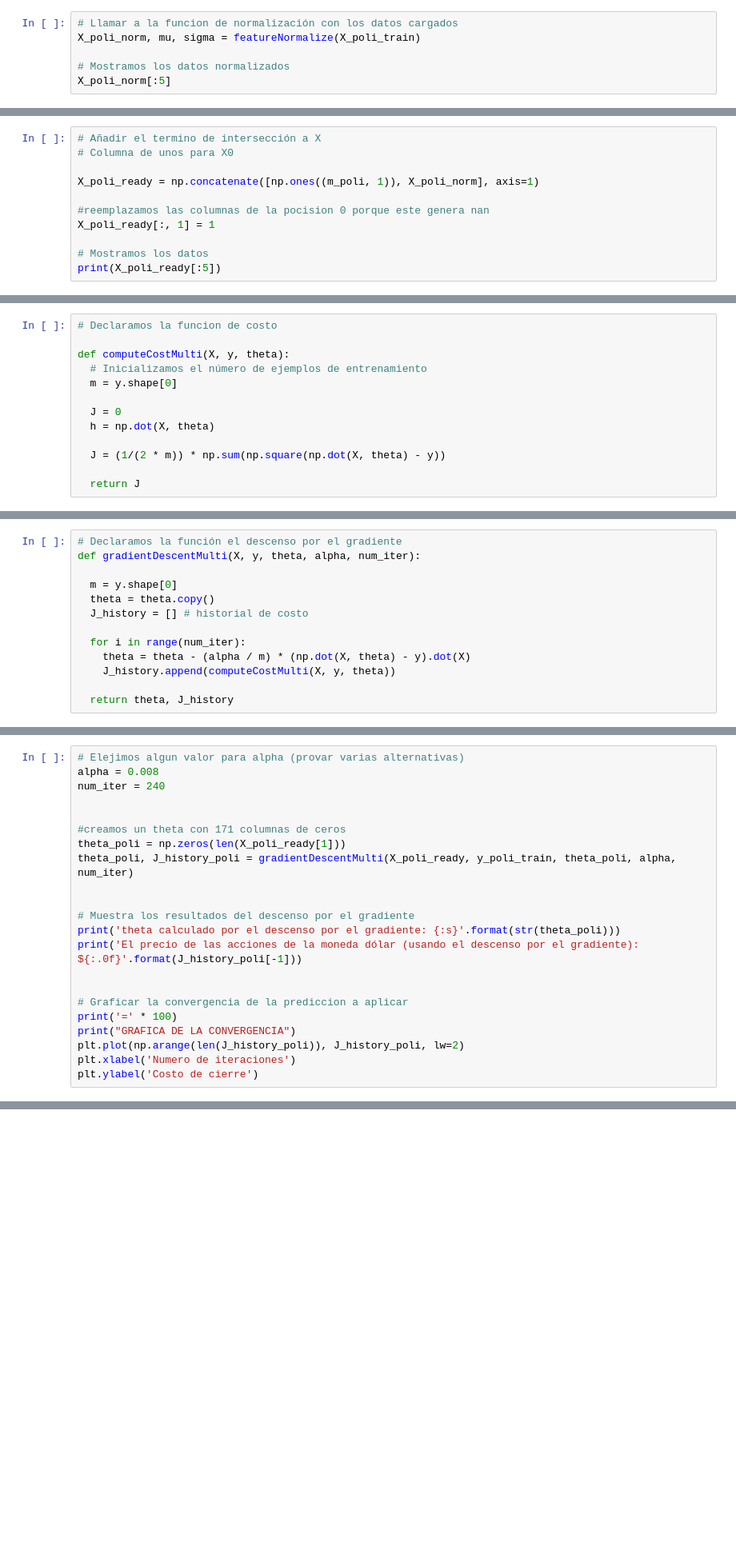
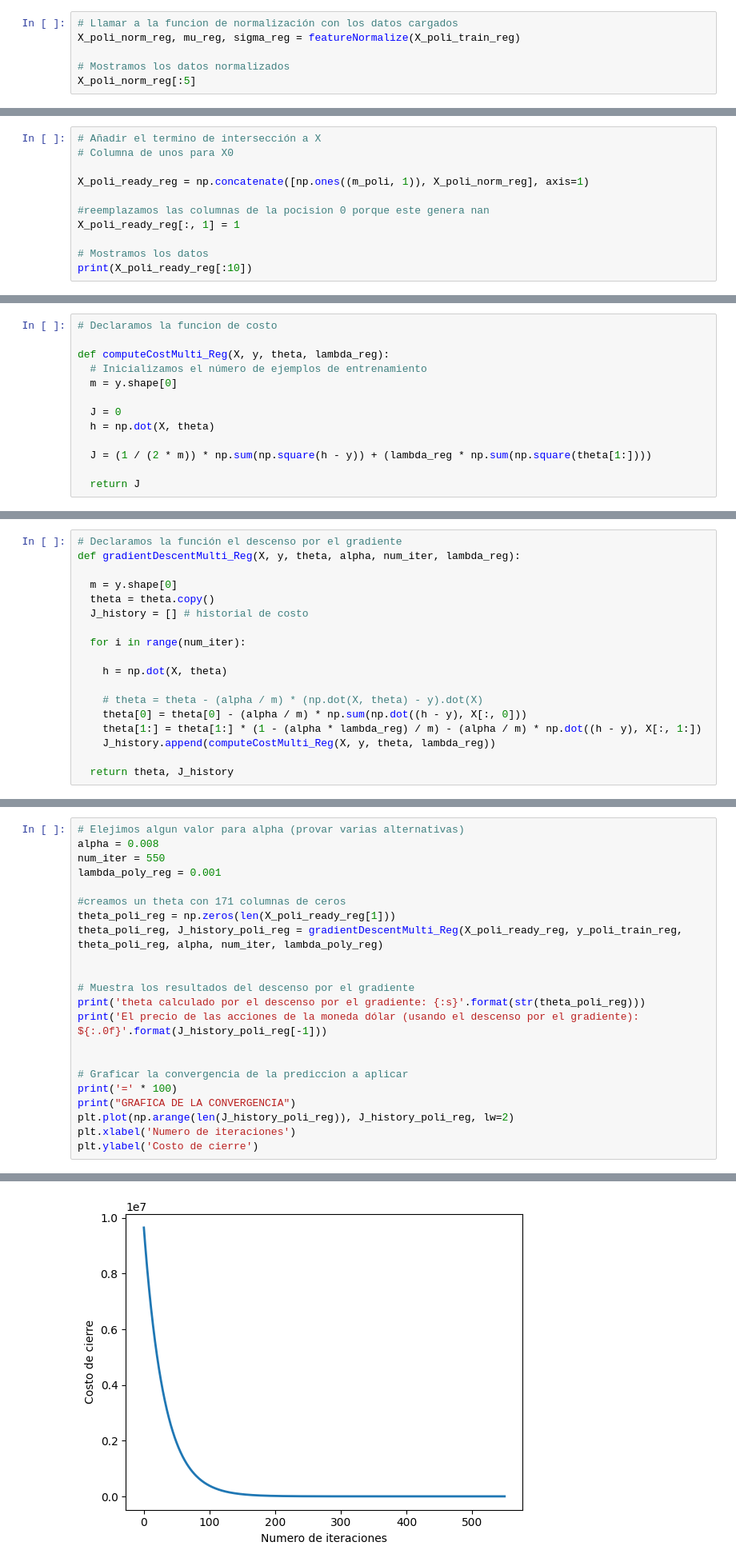
Before and after one commit to Gonzales-Franz-Reinaldo/SIS420-AI, a Jupyter notebook: Laboratorios/LAB-04/2.Regularizacion_regresion_poli.ipynb, the cells around one changed output, grey strips where cells are left out. Shown: that part at 80% size. Saved outputs shown, nothing was run; the diff lists cells and outputs as text; blank space fills up the shorter version.

```diff
--- a/Laboratorios/LAB-04/2.Regularizacion_regresion_poli.ipynb
+++ b/Laboratorios/LAB-04/2.Regularizacion_regresion_poli.ipynb
@@ -615,7 +617,7 @@ def featureNormalize(X):
   return X_norm, mu, sigma
 # %%
 # Llamar a la funcion de normalización con los datos cargados
-X_poli_norm, mu, sigma = featureNormalize(X_poli_train)
+X_poli_norm_reg, mu_reg, sigma_reg = featureNormalize(X_poli_train_reg)
 
 # Mostramos los datos normalizados
-X_poli_norm[:5]
+X_poli_norm_reg[:5]
@@ -623,10 +643,10 @@ X_poli_norm[:5]
 # Añadir el termino de intersección a X
 # Columna de unos para X0
 
-X_poli_ready = np.concatenate([np.ones((m_poli, 1)), X_poli_norm], axis=1)
+X_poli_ready_reg = np.concatenate([np.ones((m_poli, 1)), X_poli_norm_reg], axis=1)
 
 #reemplazamos las columnas de la pocision 0 porque este genera nan
-X_poli_ready[:, 1] = 1
+X_poli_ready_reg[:, 1] = 1
 
 # Mostramos los datos
-print(X_poli_ready[:5])
+print(X_poli_ready_reg[:10])
@@ -635,14 +669,14 @@ print(X_poli_ready[:5])
 # %%
 # Declaramos la funcion de costo
 
-def computeCostMulti(X, y, theta):
+def computeCostMulti_Reg(X, y, theta, lambda_reg):
   # Inicializamos el número de ejemplos de entrenamiento
   m = y.shape[0]
 
   J = 0
   h = np.dot(X, theta)
 
-  J = (1/(2 * m)) * np.sum(np.square(np.dot(X, theta) - y))
+  J = (1 / (2 * m)) * np.sum(np.square(h - y)) + (lambda_reg * np.sum(np.square(theta[1:])))
 
   return J
 # %% [markdown]
@@ -661,15 +714,20 @@ print(f"con theta:{ theta_poli2 } se obtiene un costo de: {computeCostMulti(X_po
 ## 2.2.2 Descenso por el Gradiente
 # %%
 # Declaramos la función el descenso por el gradiente
-def gradientDescentMulti(X, y, theta, alpha, num_iter):
+def gradientDescentMulti_Reg(X, y, theta, alpha, num_iter, lambda_reg):
 
   m = y.shape[0]
   theta = theta.copy()
   J_history = [] # historial de costo
 
   for i in range(num_iter):
-    theta = theta - (alpha / m) * (np.dot(X, theta) - y).dot(X)
-    J_history.append(computeCostMulti(X, y, theta))
+
+    h = np.dot(X, theta)
+
+    # theta = theta - (alpha / m) * (np.dot(X, theta) - y).dot(X)
+    theta[0] = theta[0] - (alpha / m) * np.sum(np.dot((h - y), X[:, 0]))
+    theta[1:] = theta[1:] * (1 - (alpha * lambda_reg) / m) - (alpha / m) * np.dot((h - y), X[:, 1:])
+    J_history.append(computeCostMulti_Reg(X, y, theta, lambda_reg))
 
   return theta, J_history
 # %% [markdown]
@@ -677,22 +735,23 @@ def gradientDescentMulti(X, y, theta, alpha, num_iter):
 # %%
 # Elejimos algun valor para alpha (provar varias alternativas)
 alpha = 0.008
-num_iter = 240
-
+num_iter = 550
+lambda_poly_reg = 0.001
 
 #creamos un theta con 171 columnas de ceros
-theta_poli = np.zeros(len(X_poli_ready[1]))
-theta_poli, J_history_poli = gradientDescentMulti(X_poli_ready, y_poli_train, theta_poli, alpha, num_iter)
+theta_poli_reg = np.zeros(len(X_poli_ready_reg[1]))
+theta_poli_reg, J_history_poli_reg = gradientDescentMulti_Reg(X_poli_ready_reg, y_poli_train_reg, theta_poli_reg, alpha, num_iter, lambda_poly_reg)
 
 
 # Muestra los resultados del descenso por el gradiente
-print('theta calculado por el descenso por el gradiente: {:s}'.format(str(theta_poli)))
-print('El precio de las acciones de la moneda dólar (usando el descenso por el gradiente): ${:.0f}'.format(J_history_poli[-1]))
+print('theta calculado por el descenso por el gradiente: {:s}'.format(str(theta_poli_reg)))
+print('El precio de las acciones de la moneda dólar (usando el descenso por el gradiente): ${:.0f}'.format(J_history_poli_reg[-1]))
 
 
 # Graficar la convergencia de la prediccion a aplicar
 print('=' * 100)
 print("GRAFICA DE LA CONVERGENCIA")
-plt.plot(np.arange(len(J_history_poli)), J_history_poli, lw=2)
+plt.plot(np.arange(len(J_history_poli_reg)), J_history_poli_reg, lw=2)
 plt.xlabel('Numero de iteraciones')
 plt.ylabel('Costo de cierre')
+# %% [output]
@@ -699,3 +776,4 @@ plt.ylabel('Costo de cierre')
+[figure, added]
 # %% [markdown]
 ### 2.3.2 Ejemplos de predicciones
 
```
Also changed, not shown: parts of 20 cells of this notebook, 4 other files.
